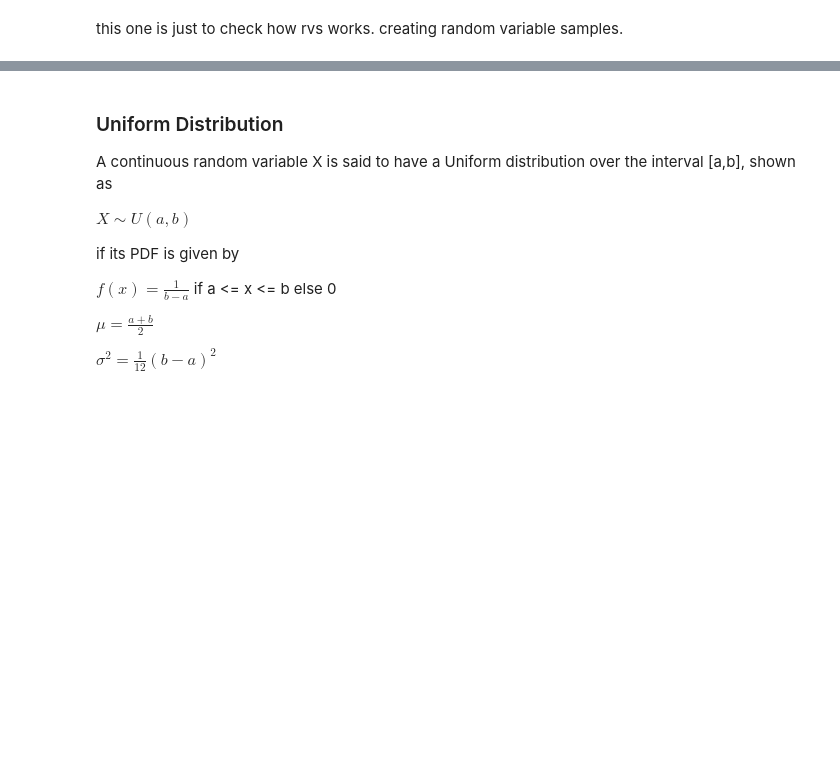
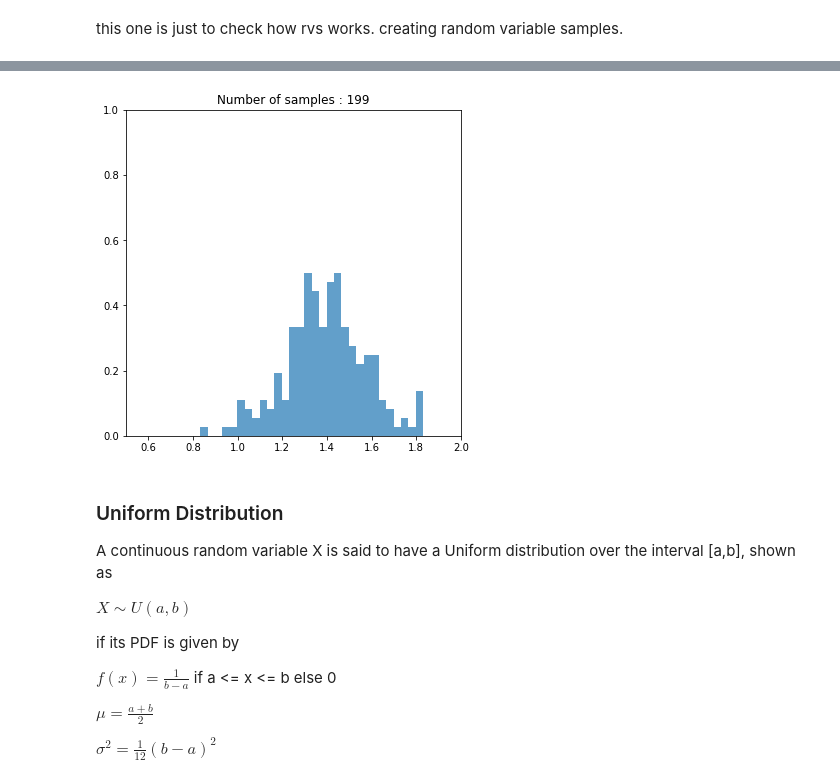
Before and after one commit to NishantBaheti/MachineLearningExploration, a Jupyter notebook: PracticalStatistics/Distributions.ipynb, the cells around one changed output, grey strips where cells are left out. Drawn from its saved outputs; the diff is of its cells as text; code cells hidden in the pictures; blank space fills up the shorter version.

```diff
--- a/PracticalStatistics/Distributions.ipynb
+++ b/PracticalStatistics/Distributions.ipynb
@@ -263,14 +251,0 @@ for i in interval:
-# %%
-from scipy.stats import norm
-
-sample_size = 10000
-norm = norm(loc=500, scale=5)
-sample_data = norm.rvs(size= sample_size,random_state=10)
-interval = [5,10,20,50,100,1000,sample_size]
-
-for i in interval:
-    t_data = sample_data[0:i]
-    plt.axvline(t_data.mean())
-    sns.distplot(t_data)
-    plt.title(f"Distribution for number of samples : {i}")
-    plt.show()
@@ -284,0 +252,27 @@ for i in interval:
+# %%
+from scipy.stats import norm
+bins = 30
+sample_size = 200
+norm = norm(loc=0, scale=1)
+sample_data = norm.rvs(size= sample_size,random_state=10)
+
+fig = plt.figure(figsize=(6,6))
+
+ax1 = fig.add_subplot()
+
+ax1.set_xlim(0.5, 2)
+ax1.set_ylim(0, 1)
+
+_, _, container = ax1.hist(sample_data[:1],bins=bins,density=True,alpha=0.7)
+
+def draw_frame(n):
+    heights, _ = np.histogram(sample_data[:n], bins=bins, density=True)
+    for height,rect in zip(heights,container.patches):
+        rect.set_height(height)
+    ax1.set_title(f"Number of samples : {n}")
+    return container.patches
+
+anim = animation.FuncAnimation(fig, draw_frame, frames=sample_size, interval=200, blit=True)
+
+display.HTML(anim.to_html5_video())
+# %% [output]
@@ -285,3 +280,4 @@ for i in interval:
+[figure, added]
 # %% [markdown]
 ### Uniform Distribution
 
```
Also changed, not shown: parts of 10 cells of this notebook.
